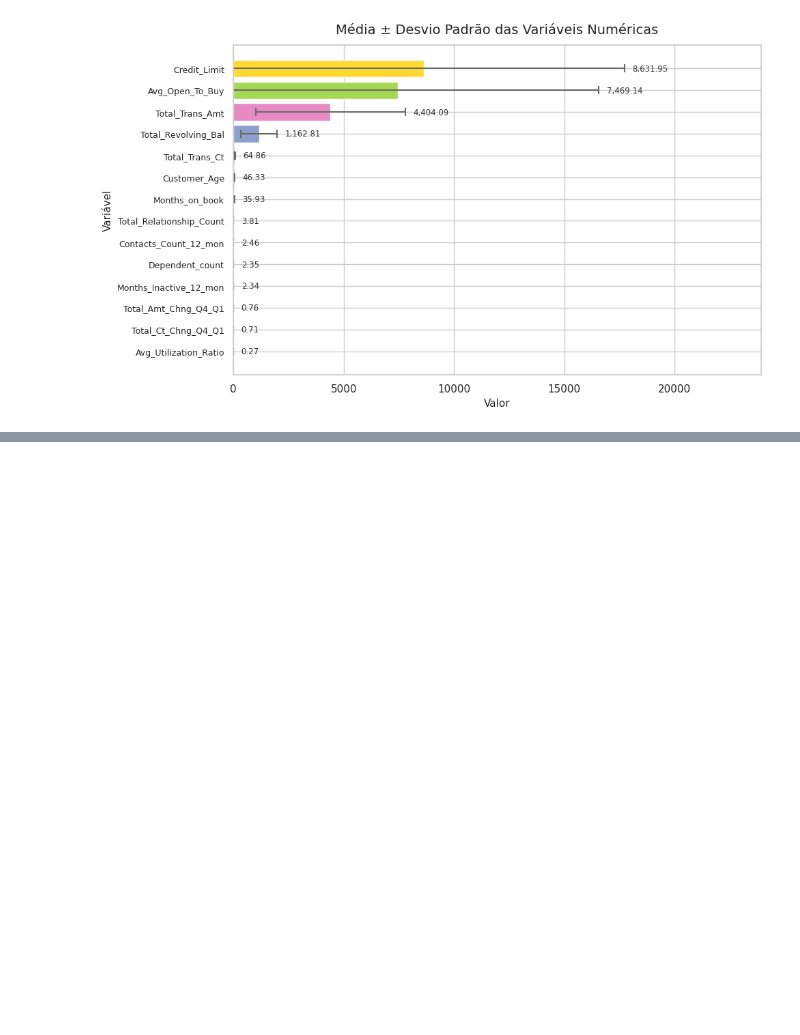
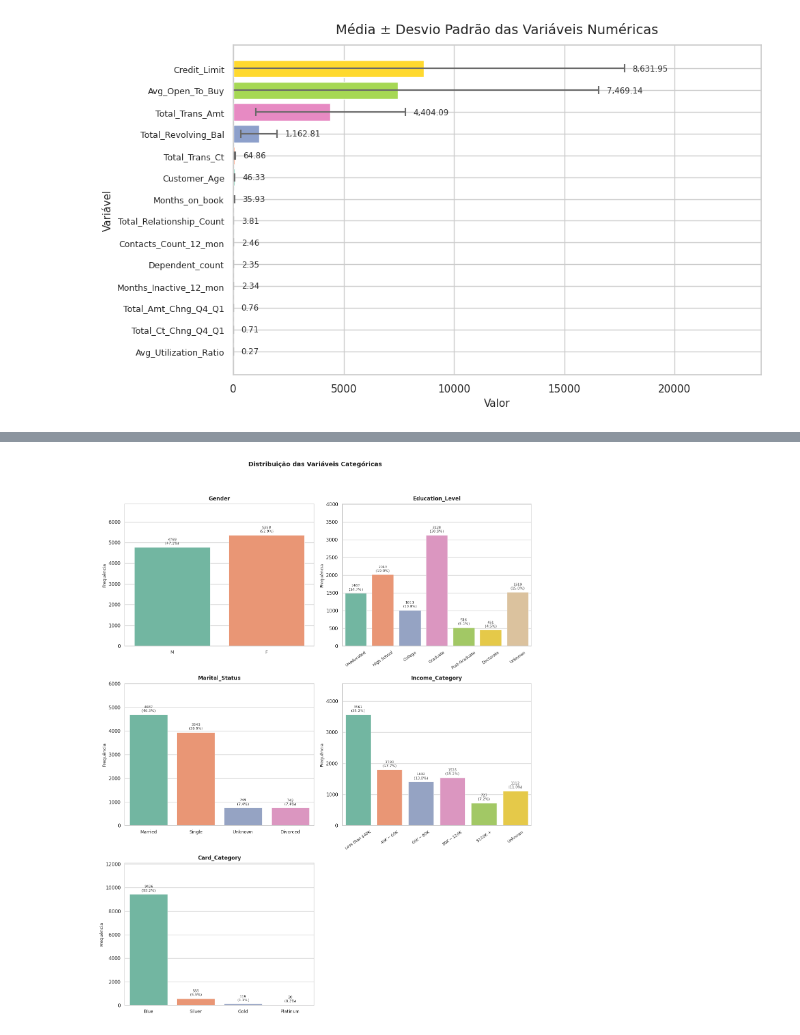
Before and after one commit to diogorblessa/mvp-credit-card-churn, a Jupyter notebook: notebooks/mvp_eda_preprocessing.ipynb, the cells around one changed output, grey strips where cells are left out. Drawn from its saved outputs; the diff is of its cells as text; code cells hidden in the pictures; blank space fills up the shorter version.

Commit message:
Bloco 4c: distribuição de categóricas e boxplots por target

```diff
--- a/notebooks/mvp_eda_preprocessing.ipynb
+++ b/notebooks/mvp_eda_preprocessing.ipynb
@@ -567,0 +574,62 @@ A primeira barra é muito mais alta que as demais, mostrando que grande parte do
+# %%
+# Countplots das variáveis categóricas
+
+categoricas = ['Gender', 'Education_Level', 'Marital_Status',
+               'Income_Category', 'Card_Category']
+
+# Ordem lógica para variáveis ordinais
+ordens = {
+    'Education_Level': ['Uneducated', 'High School', 'College', 'Graduate',
+                        'Post-Graduate', 'Doctorate', 'Unknown'],
+    'Income_Category': ['Less than $40K', '$40K - $60K', '$60K - $80K',
+                        '$80K - $120K', '$120K +', 'Unknown'],
+    'Card_Category': ['Blue', 'Silver', 'Gold', 'Platinum']
+}
+
+fig, axes = plt.subplots(3, 2, figsize=(14, 18))
+axes = axes.flatten()
+
+for i, col in enumerate(categoricas):
+    ordem = ordens.get(col, None)
+    sns.countplot(data=df, x=col, ax=axes[i], palette='Set2', order=ordem,
+                  edgecolor='white', linewidth=0.5)
+
+    axes[i].set_title(col, fontsize=12, fontweight='bold', pad=8)
+    axes[i].set_xlabel('')
+    axes[i].set_ylabel('Frequência', fontsize=10)
+
+    # Rotacionar labels para variáveis com muitas categorias
+    if col in ['Income_Category', 'Education_Level']:
+        axes[i].tick_params(axis='x', rotation=35, labelsize=9)
+    else:
+        axes[i].tick_params(axis='x', labelsize=10)
+
+    # Capturar ylim após o countplot
+    y_top = axes[i].get_ylim()[1]
+
+    # Valores absolutos e percentuais em cima de cada barra
+    total = len(df)
+    for patch in axes[i].patches:
+        altura = patch.get_height()
+        if altura > 0:
+            pct = altura / total * 100
+            axes[i].text(
+                patch.get_x() + patch.get_width() / 2,
+                altura + y_top * 0.02,
+                f'{int(altura)}\n({pct:.1f}%)',
+                ha='center', va='bottom', fontsize=8, color='#333333'
+            )
+
+    # Expandir ylim para acomodar as anotações (2 linhas de texto)
+    y_top = axes[i].get_ylim()[1]
+    axes[i].set_ylim(0, y_top * 1.22)
+
+# Remover o eixo extra (5 categóricas em grid 3x2)
+fig.delaxes(axes[5])
+
+plt.suptitle('Distribuição das Variáveis Categóricas',
+             fontsize=14, fontweight='bold')
+plt.tight_layout(rect=[0, 0, 1, 0.95])
+plt.show()
+# %% [output]
+[figure, added]
```
Also changed, not shown: parts of 19 cells of this notebook.
